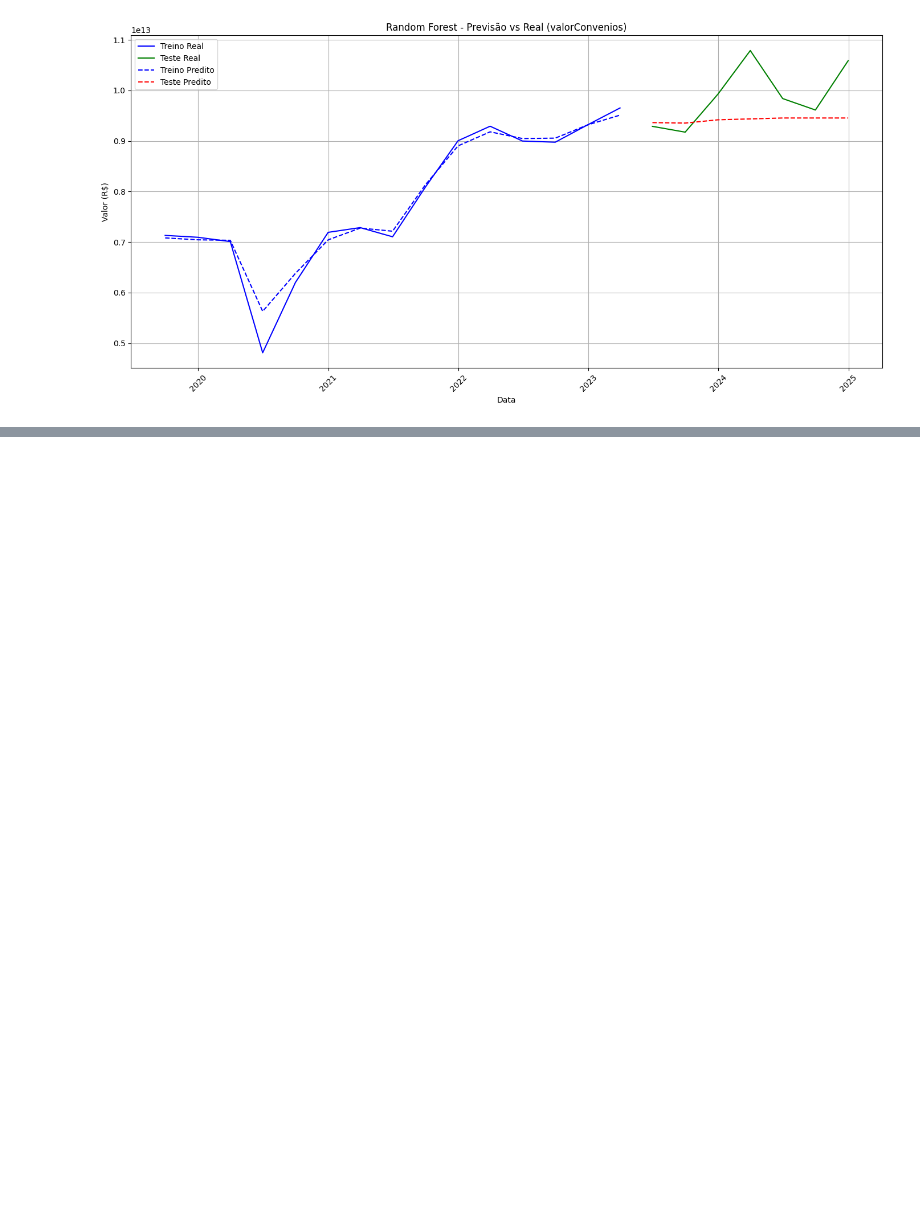
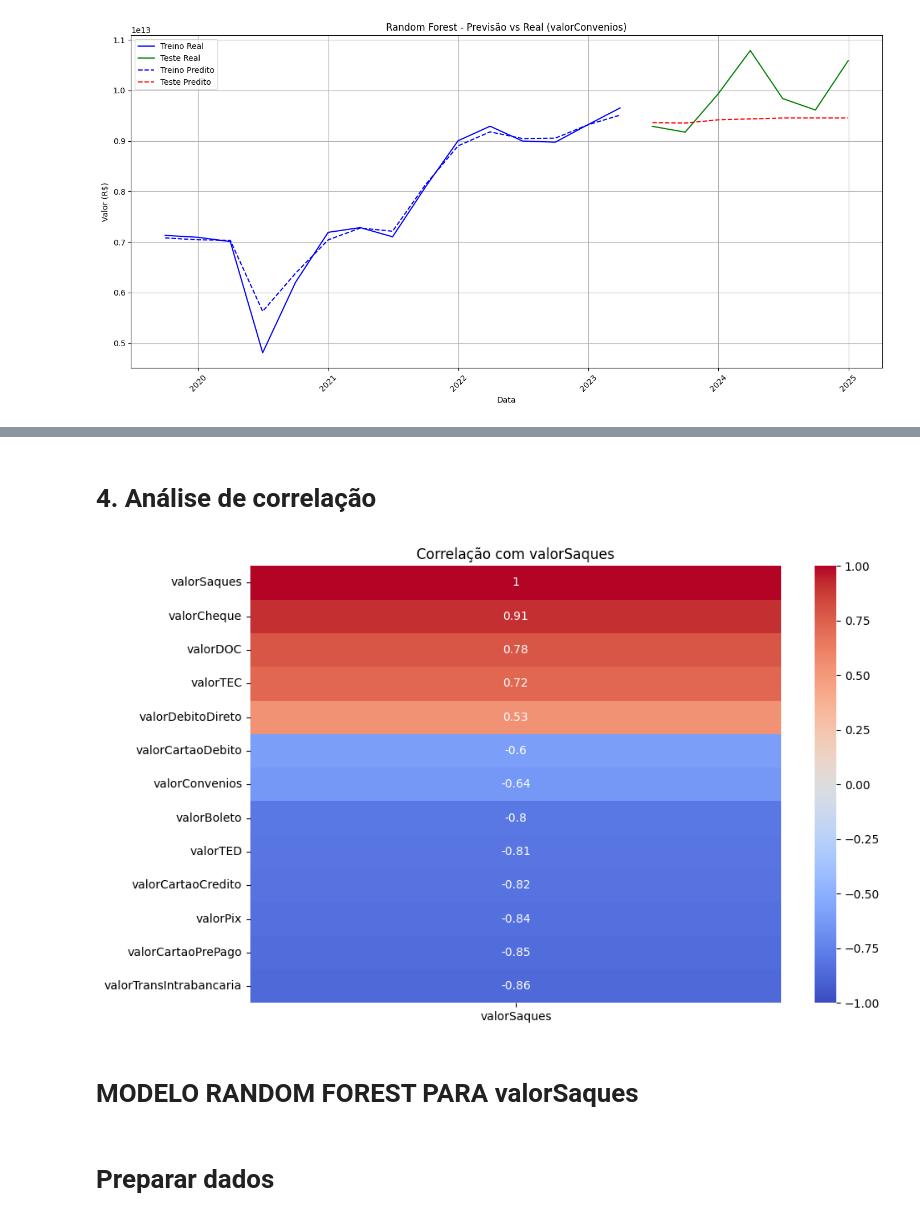
Before and after one commit to aironvalentim/etlBCB, a Jupyter notebook: MachineLearning-valorConveniosEX.ipynb, the cells around one changed output, grey strips where cells are left out. Drawn from its saved outputs; the diff is of its cells as text; code cells hidden in the pictures; blank space fills up the shorter version.

```diff
--- a/MachineLearning-valorConveniosEX.ipynb
+++ b/MachineLearning-valorConveniosEX.ipynb
@@ -205,0 +248,15 @@ plt.show()
+# %% [markdown]
+# 4. Análise de correlação
+# %%
+plt.figure(figsize=(10, 6))
+sns.heatmap(correlacao[['valorSaques']].sort_values(by='valorSaques', ascending=False),
+            annot=True, cmap='coolwarm', vmin=-1, vmax=1)
+plt.title('Correlação com valorSaques')
+plt.tight_layout()
+plt.show()
+# %% [output]
+[figure, added]
+# %% [markdown]
+# MODELO RANDOM FOREST PARA valorSaques
+# %% [markdown]
+# Preparar dados
```
Also changed, not shown: parts of 36 cells of this notebook.
